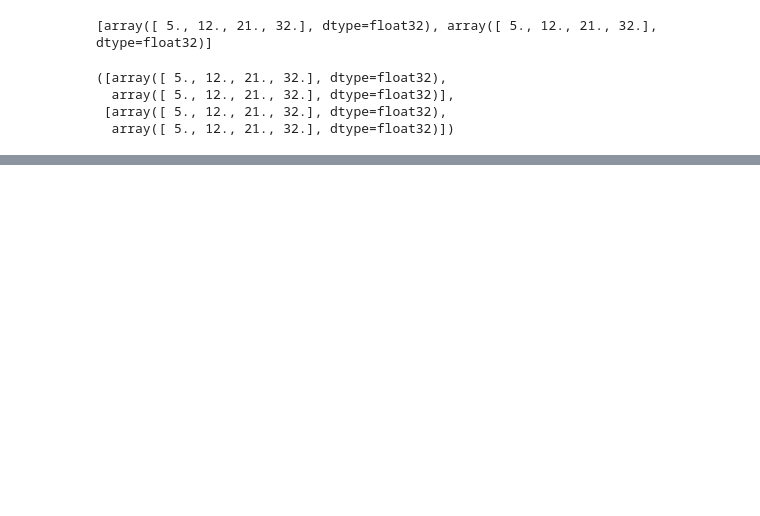
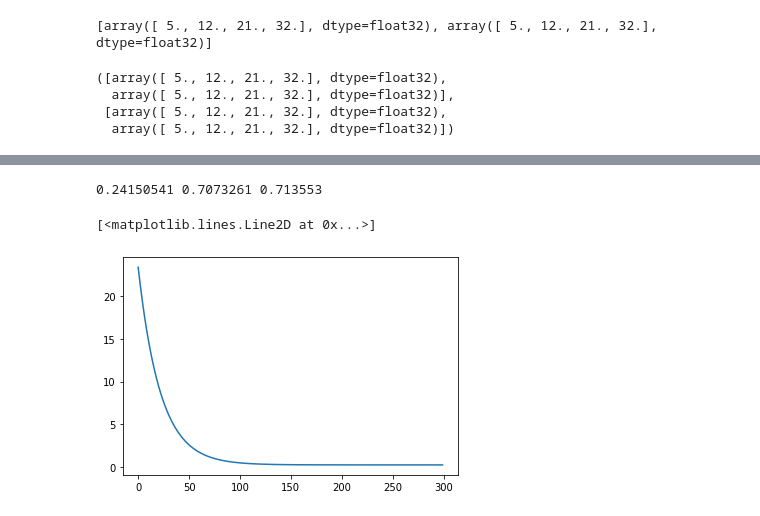
Before and after one commit to r0cd7b/DSAC, a Jupyter notebook: Lab0_Tensorflow1_x.ipynb, the cells around one changed output, grey strips where cells are left out. Cells and saved outputs as stored; diff of their text form; code cells hidden in the pictures; blank space fills up the shorter version.

```diff
--- a/Lab0_Tensorflow1_x.ipynb
+++ b/Lab0_Tensorflow1_x.ipynb
@@ -76,0 +201,37 @@ data4 = tf.Variable([[1, 2], [3, 4], [5, 6], [7, 8]], tf.int32)
+# %%
+import tensorflow.compat.v1 as tf
+tf.compat.v1.disable_eager_execution()
+
+n = 100
+x = np.random.randn(n)
+y = 0.7 * x + 0.7  # w = 0.7, b = 0.7
+y = y + np.random.randn(n) * 0.5
+
+X = tf.placeholder("float")
+Y = tf.placeholder("float")
+
+W = tf.Variable(5.0)
+B = tf.Variable(-1.0)
+
+# Graph
+Y_pred = W * X + B  # hyperthesis
+cost = tf.reduce_mean(tf.square(Y_pred - Y))
+
+optimizer = tf.train.GradientDescentOptimizer(learning_rate=0.01)
+train = optimizer.minimize(cost)
+
+lossHistory = []
+
+with tf.Session() as sess:
+  sess.run(tf.global_variables_initializer())
+  for i in range(300):
+    sess.run(train, feed_dict={X: x, Y: y})
+    cost_val, W_val, B_val = sess.run([cost, W, B], feed_dict={X: x, Y: y})
+    lossHistory.append(cost_val)
+
+print(cost_val, W_val, B_val)
+plt.plot(lossHistory)
+# %% [output]
+0.24150541 0.7073261 0.713553
+[<matplotlib.lines.Line2D at 0x...>]
+[figure, added]
```
Also changed, not shown: parts of 14 cells of this notebook.
